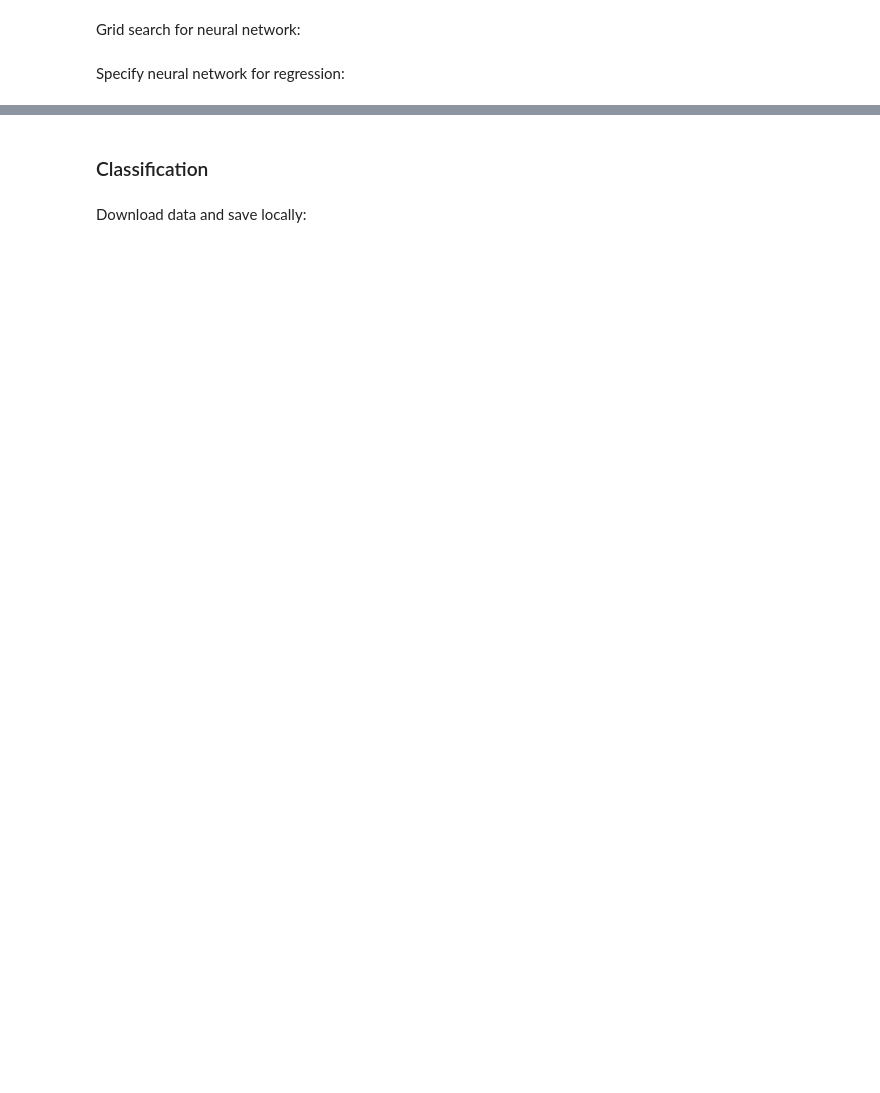
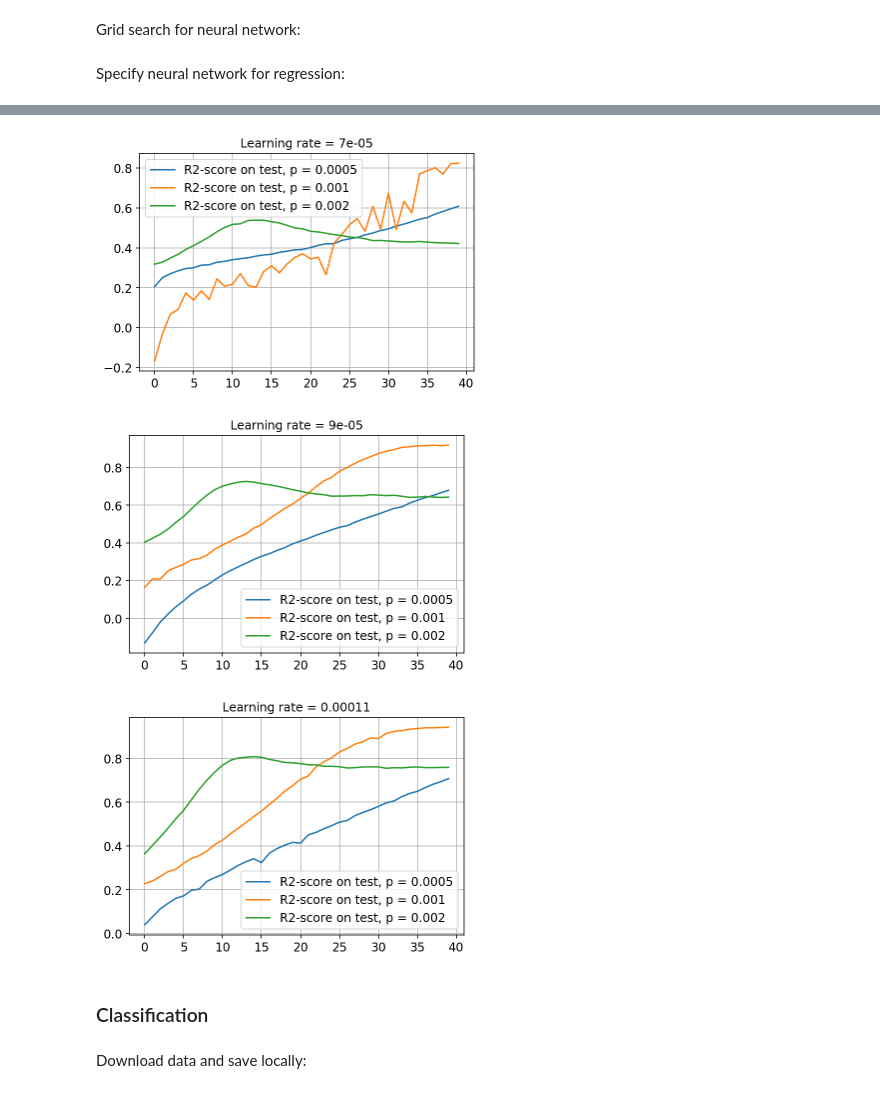
Before and after one commit to Anduron/FYS-STK4155-Project2, a Jupyter notebook: notebooks/nn_ising.ipynb, the cells around one changed output, grey strips where cells are left out. Cells and saved outputs as stored; diff of their text form; code cells hidden in the pictures; blank space fills up the shorter version.

```diff
--- a/notebooks/nn_ising.ipynb
+++ b/notebooks/nn_ising.ipynb
@@ -52,7 +69,11 @@ X_train, X_test, y_train, y_test = train_test_split(data, target, train_size=0.8
 # %% [markdown]
 Grid search for neural network:
 # %%
-def grid_search_nn(learning_rate, penalty, layers, activ_func, cost, batch_size, epochs, X_train, y_train):
+def R2(y, y_pred):
+    y_mean = np.mean(y)
+    return 1 - np.sum((y - y_pred)**2) /np.sum((y - y_mean)**2)
+
+def grid_search_nn(learning_rate, penalty, layers, activ_func, cost, batch_size, epochs, X_train, y_train, X_val, y_val):
     count = 0
     tot_steps = len(learning_rate)*len(penalty)
 
@@ -63,17 +84,13 @@ def grid_search_nn(learning_rate, penalty, layers, activ_func, cost, batch_size,
             count += 1
 
             models.append(NeuralNetwork(layers, activ_func, cost))
-            models[-1].train(X_train, y_train, lr, p, batch_size, epochs)
+            models[-1].train(X_train, y_train, X_val, y_val, lr, p, batch_size, epochs, R2)
 
             if count % (tot_steps / 100) == 0:
                 sys.stdout.write("\r" + "%d \%" % (100 * count / tot_steps))
                 sys.stdout.flush()
 
     return models
-
-def R2(y, y_pred):
-    y_mean = np.mean(y)
-    return 1 - np.sum((y - y_pred)**2) /np.sum((y - y_mean)**2)
 # %% [markdown]
 Specify neural network for regression:
 # %%
@@ -123,3 +218,23 @@ nn = NeuralNetwork([1500, 100, 1], [sig, _pass], square_loss)
+# %%
+def plot_learning(models, learning_rate, penalty):
+    for i in range(len(models)):
+        plt.plot(models[i].acc_train[10:])
+
+    plt.title("Learning rate = %s"%learning_rate)
+    leg = ["R2-score on test, p = %s"%p for p in penalty]
+    plt.legend(leg)
+
+
+    plt.grid()
+    plt.show()
+
+plot_learning(models[0:3], learning_rate[0], penalty)
+plot_learning(models[3:6], learning_rate[1], penalty)
+plot_learning(models[6:9], learning_rate[2], penalty)
+# %% [output]
+[figure, added]
+[figure, added]
+[figure, added]
 # %% [markdown]
 ### Classification
 # %% [markdown]
```
Also changed, not shown: parts of 10 cells of this notebook, 1 other file.
